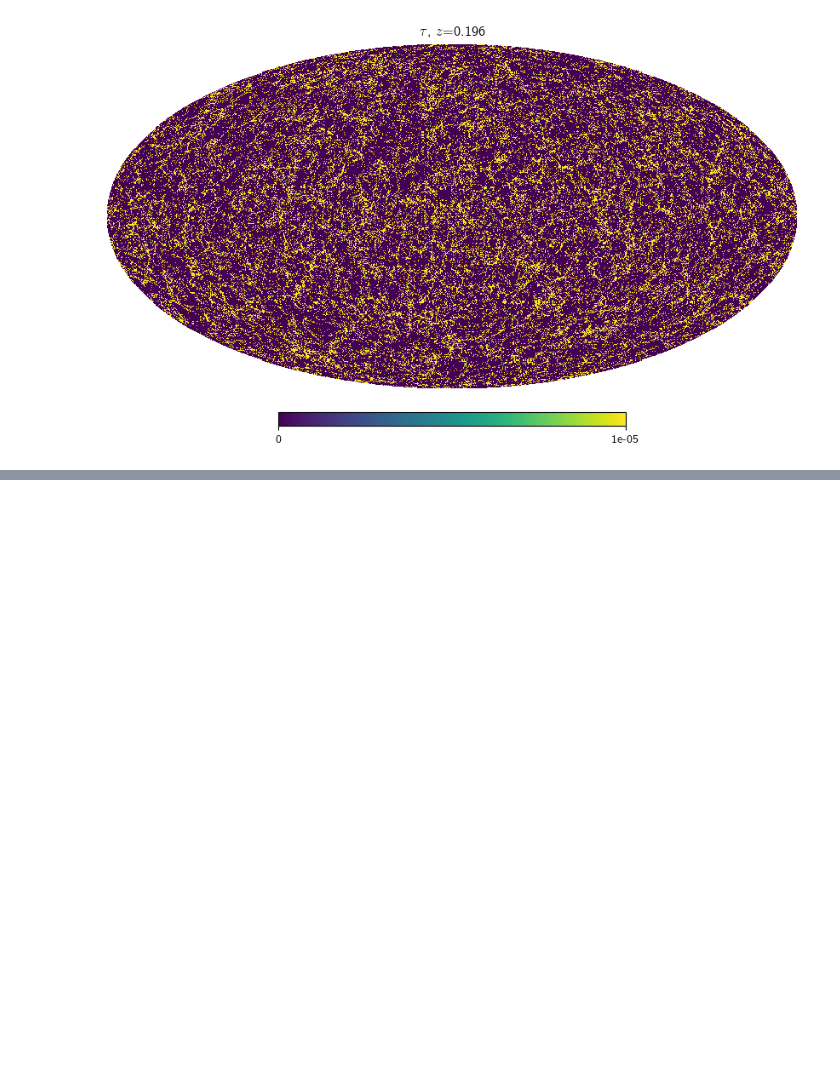
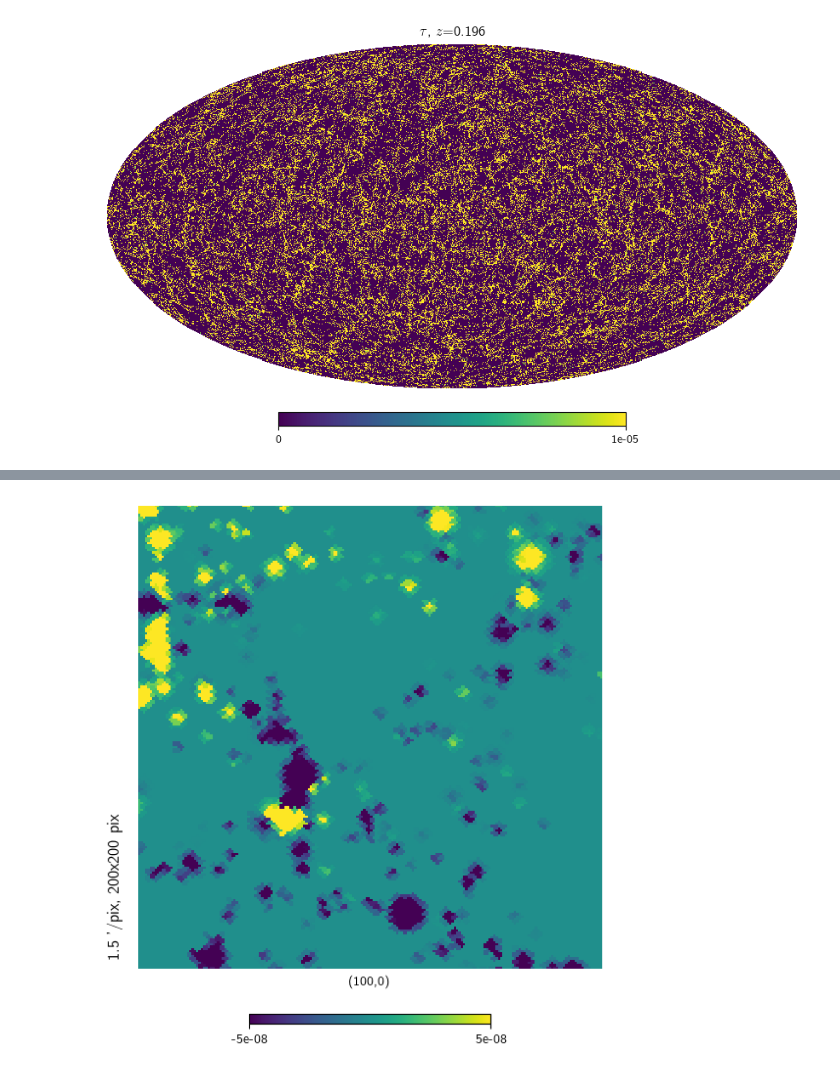
Before and after one commit to shivampcosmo/GODMAX, a Jupyter notebook: notebooks/pasting/paste_backlight_all_maps.ipynb, the cells around one changed output, grey strips where cells are left out. Saved outputs shown, nothing was run; the diff lists cells and outputs as text; code cells hidden in the pictures; blank space fills up the shorter version.

```diff
--- a/notebooks/pasting/paste_backlight_all_maps.ipynb
+++ b/notebooks/pasting/paste_backlight_all_maps.ipynb
@@ -585,0 +609,4 @@ hp.mollview(np.log10(map_gal), title=fr'Galaxy Map, $z$={zval:.3f}')
+# %%
+hp.gnomview(map_ksz, title='', min=-5e-8, max=5e-8, rot=(100,0,0))
+# %% [output]
+[figure, added]
```
Also changed, not shown: parts of 10 cells of this notebook, 31 other files.
